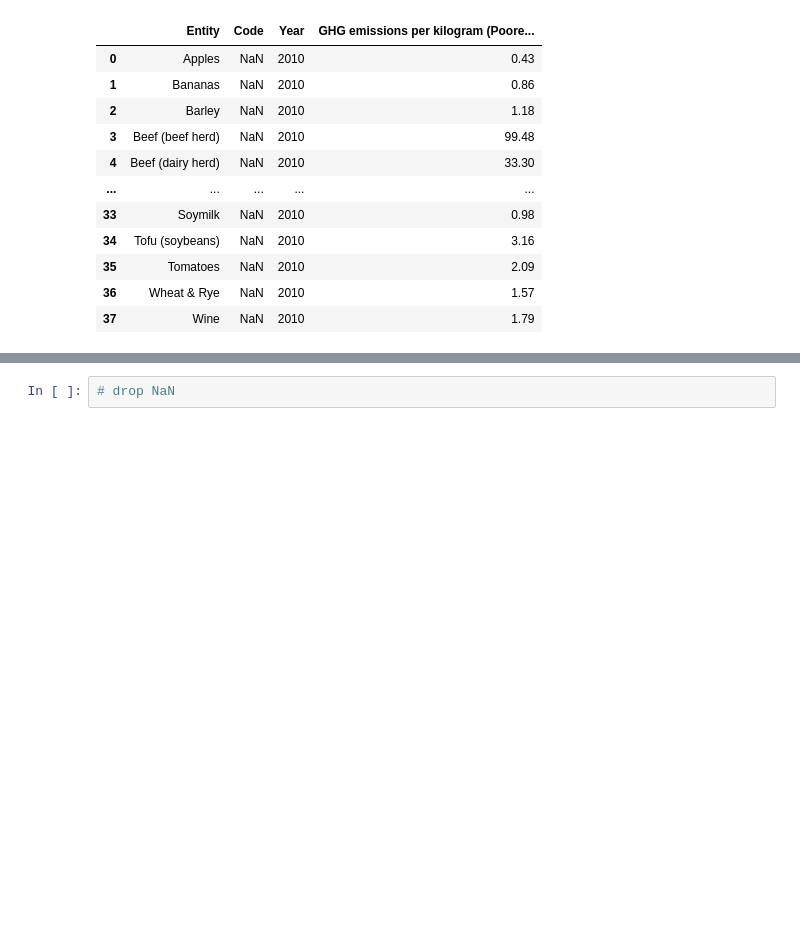
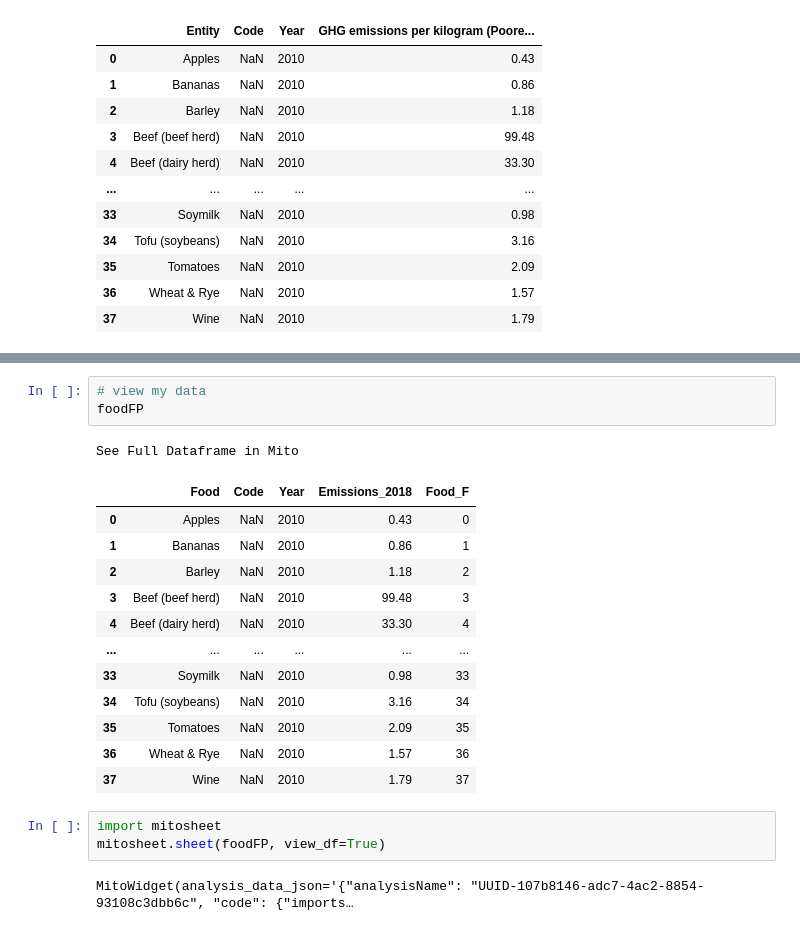
Before and after one commit to RemoteJessy/Jessenia_Lorenzo_WGU_MSDA, a Jupyter notebook: Final_Project/Food-Footprint.ipynb, the cells around one changed output, grey strips where cells are left out. Cells and saved outputs as stored; diff of their text form; blank space fills up the shorter version.

```diff
--- a/Final_Project/Food-Footprint.ipynb
+++ b/Final_Project/Food-Footprint.ipynb
@@ -35,3 +249,23 @@ See Full Dataframe in Mito
-# %%
-# drop NaN
+# %%
+# view my data
+foodFP
+# %% [output]
+See Full Dataframe in Mito
+|  | Food | Code | Year | Emissions_2018 | Food_F |
+| 0 | Apples | NaN | 2010 | 0.43 | 0 |
+| 1 | Bananas | NaN | 2010 | 0.86 | 1 |
+| 2 | Barley | NaN | 2010 | 1.18 | 2 |
+| 3 | Beef (beef herd) | NaN | 2010 | 99.48 | 3 |
+| 4 | Beef (dairy herd) | NaN | 2010 | 33.30 | 4 |
+| ... | ... | ... | ... | ... | ... |
+| 33 | Soymilk | NaN | 2010 | 0.98 | 33 |
+| 34 | Tofu (soybeans) | NaN | 2010 | 3.16 | 34 |
+| 35 | Tomatoes | NaN | 2010 | 2.09 | 35 |
+| 36 | Wheat & Rye | NaN | 2010 | 1.57 | 36 |
+| 37 | Wine | NaN | 2010 | 1.79 | 37 |
+# %%
+import mitosheet
+mitosheet.sheet(foodFP, view_df=True)
+# %% [output]
+MitoWidget(analysis_data_json='{"analysisName": "UUID-107b8146-adc7-4ac2-8854-93108c3dbb6c", "code": {"imports…
 # %%
```
Also changed, not shown: parts of 18 cells of this notebook, 6 other files.
